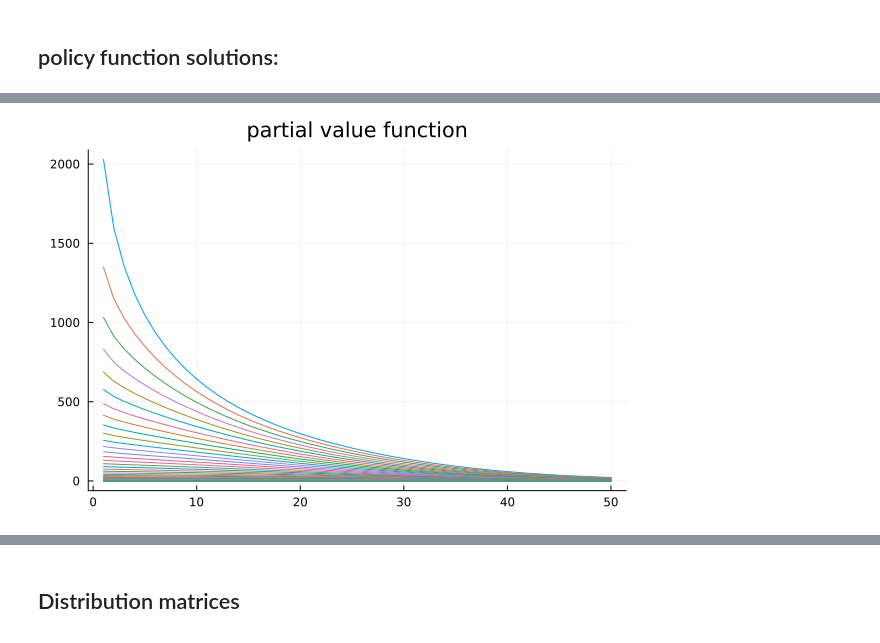
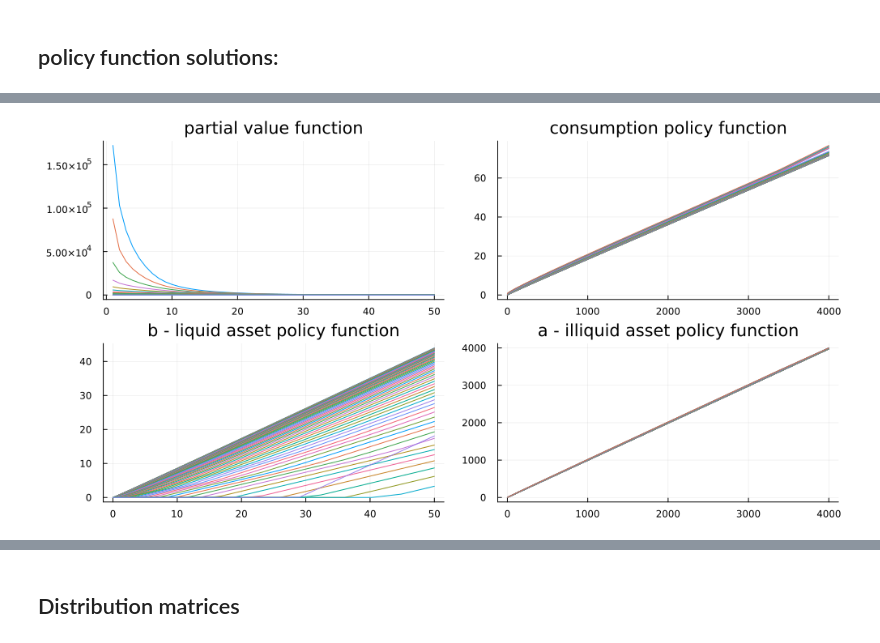
Before and after one commit to ErfanAhar/Credit-Expansion-and-Fiscal-Multiplier, a Jupyter notebook: Codes/Julia-TwoAsset/twoasset_adjustmentCost.ipynb, the cells around one changed output, grey strips where cells are left out. Drawn from its saved outputs; the diff is of its cells as text; code cells hidden in the pictures.

```diff
--- a/Codes/Julia-TwoAsset/twoasset_adjustmentCost.ipynb
+++ b/Codes/Julia-TwoAsset/twoasset_adjustmentCost.ipynb
@@ -59,7 +76,6 @@ end
 pr = params(); #parameters of the model
 # %%
 # Initializing grids
-a,b,k,z,z_p = grid_maker(pr)
-z = z/2
-pi = stationary(z_p)
-y = exp.(z) ./ (pi'*exp.(z));
+pr.a, pr.b, pr.k, z, pr.z_p = grid_maker(pr)
+pi = stationary(pr.z_p)
+pr.y = exp.(z) ./ (pi'*exp.(z))
@@ -187,4 +285,8 @@ loop ended in iteration 624
 # %%
-plot(Va[1,:,:], legend = false, title="partial value function")
+p_v = plot(pr.Va[2,:,:], legend = false, title="partial value function")
+p_c = plot(pr.a,pr.c_pol[1,:,:]', legend = false, title="consumption policy function")
+p_b = plot(pr.b,pr.b_pol[1,:,:], legend = false, title="b - liquid asset policy function")
+p_a = plot(pr.a,pr.a_pol[1,:,:]', legend = false, title="a - illiquid asset policy function" )
+plot(p_v,p_c,p_b,p_a, layout=(2,2), size = (1000,500))
 # %% [output]
-[figure, old version]
+[figure, new version]
```
Also changed, not shown: parts of 13 cells of this notebook, 4 other files.
